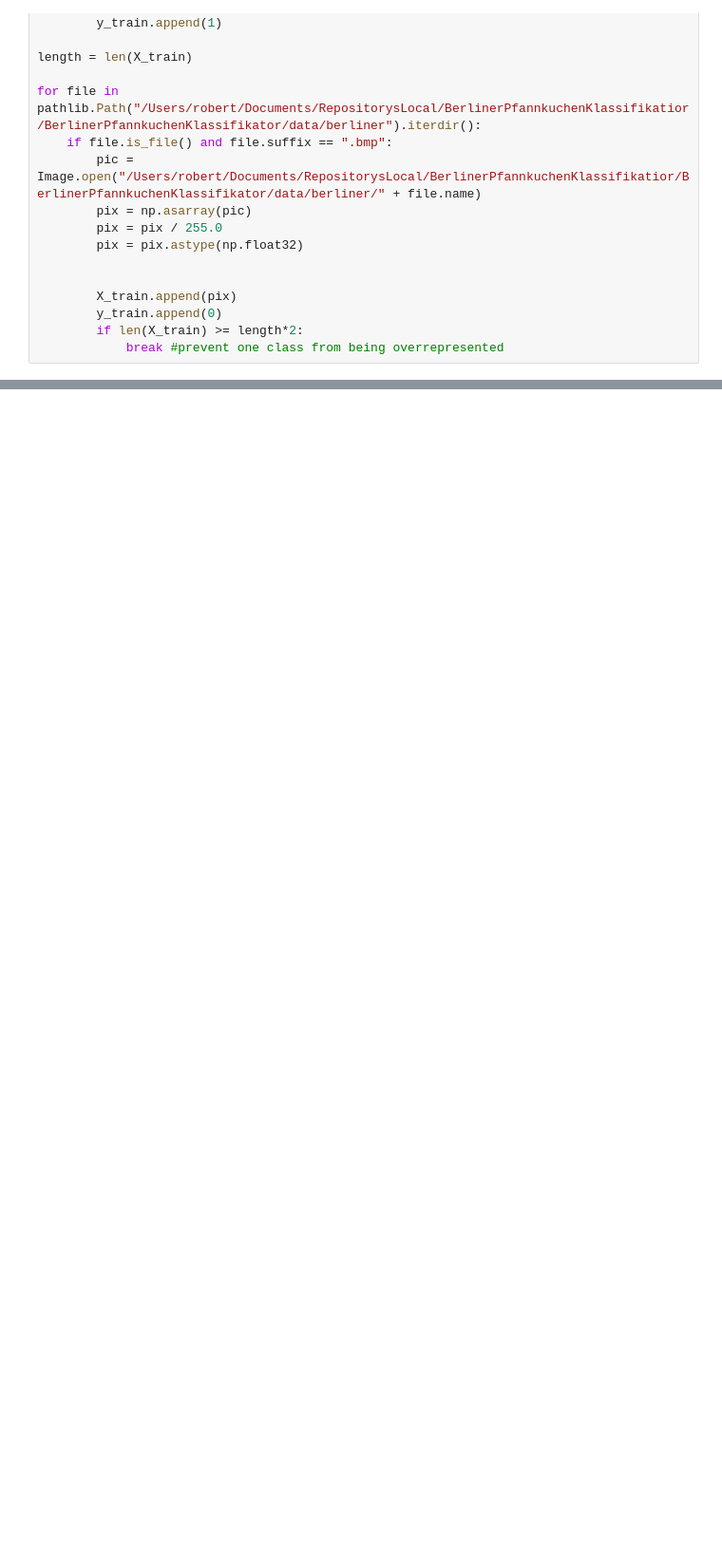
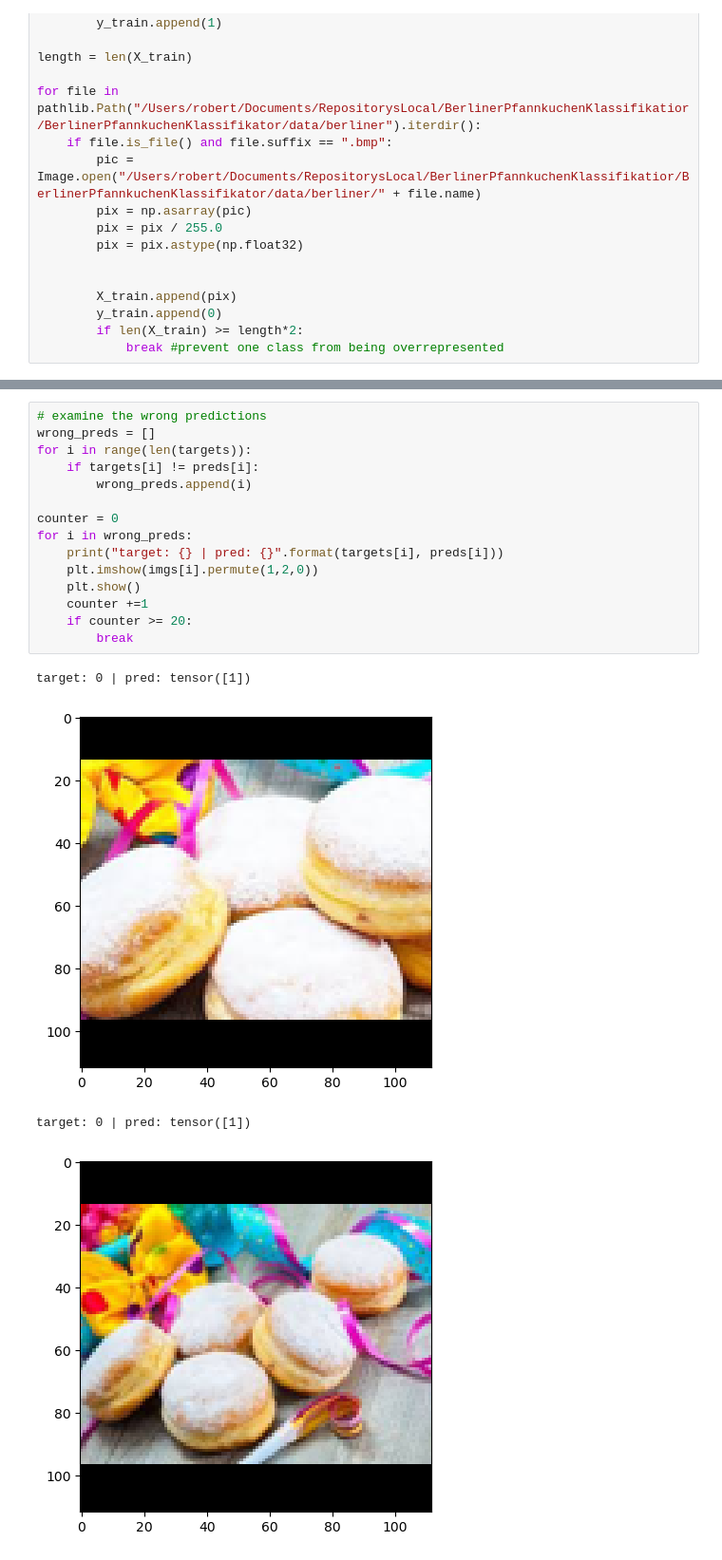
Before and after one commit to Rob2U/BerlinerPfannkuchenKlassifikator, a Jupyter notebook: src/cnn.ipynb, the cells around one changed output, grey strips where cells are left out. Shown at 95% size. Saved outputs shown, nothing was run; the diff lists cells and outputs as text; blank space fills up the shorter version.

```diff
--- a/src/cnn.ipynb
+++ b/src/cnn.ipynb
@@ -301,0 +333,20 @@ tensor([[269,  41],
+# %%
+# examine the wrong predictions
+wrong_preds = []
+for i in range(len(targets)):
+    if targets[i] != preds[i]:
+        wrong_preds.append(i)
+
+counter = 0
+for i in wrong_preds:
+    print("target: {} | pred: {}".format(targets[i], preds[i]))
+    plt.imshow(imgs[i].permute(1,2,0))
+    plt.show()
+    counter +=1
+    if counter >= 20:
+        break
+# %% [output]
+target: 0 | pred: tensor([1])
+[figure, added]
+target: 0 | pred: tensor([1])
+[figure, added]
```
Also changed, not shown: parts of 13 cells of this notebook, 1 other file.
